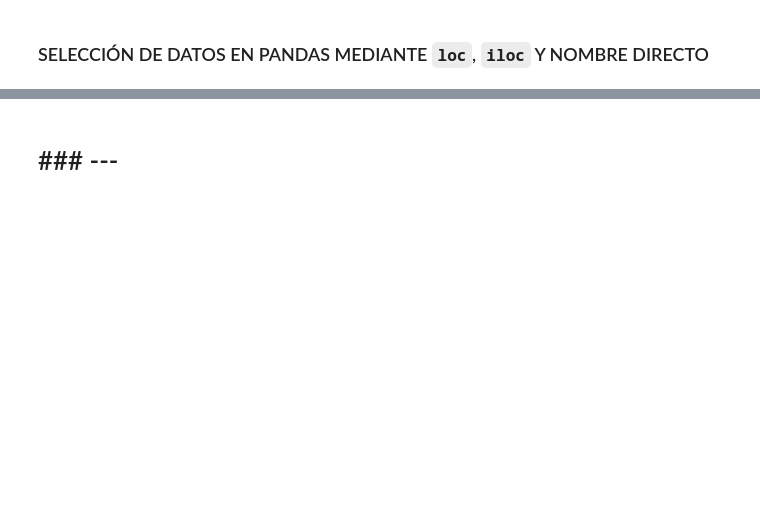
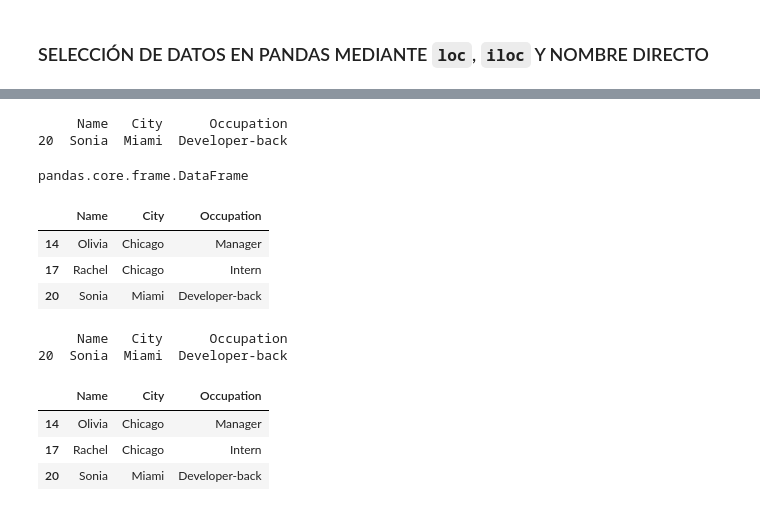
Before and after one commit to alvarohrv/data-analysis-py-sandbox, a Jupyter notebook: dataframe.ipynb, the cells around one changed output, grey strips where cells are left out. Saved outputs shown, nothing was run; the diff lists cells and outputs as text; code cells hidden in the pictures; blank space fills up the shorter version.

```diff
--- a/dataframe.ipynb
+++ b/dataframe.ipynb
@@ -44,13 +268,56 @@ print(df[df['City'].isin(['Chicago', 'Miami'])])
+# %%
+##### CON 3 CONDICIONES #####
+# 1. Condición de Ciudades (OR)
+condicion_ciudades = df['City'].isin(['Chicago', 'Miami'])
+# 2. Condición de Edad (AND)
+condicion_edad = df['Age'] > 28
+# 3. Condición de Ocupación (AND)
+condicion_ocupacion = df['Occupation'] == 'Developer-back' # Nueva condición
+# 4. Combina las tres condiciones con AND (&)
+# (Ciudades Y Edad Y Ocupación)
+resultado = df[condicion_ciudades & condicion_edad & condicion_ocupacion][['Name', 'City', 'Occupation']]
+print(resultado)
+type(resultado)  #→ pandas.core.frame.DataFrame
+# %% [output]
+     Name   City      Occupation
+20  Sonia  Miami  Developer-back
+pandas.core.frame.DataFrame
 # %%
 # 🟣 4. Selección avanzada
 ### ✔ Selección por query
-print(df.query("Age > 28 and City == 'Chicago'"))
+### (filtrado con query o filtrado con expresión tipo SQL.)
+# todas las columnas de los registros filtrados
+# print(df.query("Age > 28 and City == 'Chicago'"))
+# solo la columna name y city de los registros filtrados
+# df.query("Age > 28 and City == 'Chicago'")[['Name', 'City', 'Occupation']]
+df.query("Age > 28 and (City == 'Chicago' or City == 'Miami')")[['Name', 'City', 'Occupation']]
+# %% [output]
+|  | Name | City | Occupation |
+| 14 | Olivia | Chicago | Manager |
+| 17 | Rachel | Chicago | Intern |
+| 20 | Sonia | Miami | Developer-back |
+# %%
+resultado = df.query(
+    "(City == 'Chicago' or City == 'Miami')"
+    " and Age > 28"
+    " and Occupation == 'Developer-back'"
+)[['Name', 'City', 'Occupation']]
+print(resultado)
+# %% [output]
+     Name   City      Occupation
+20  Sonia  Miami  Developer-back
 # %%
 # 🟣 4. Selección avanzada
-# Using .loc for label-based indexing
-df.loc[df['Age'] > 28, ['Name', 'City']]
+### ✔ loc con máscara booleana
+##### CON 2 CONDICIONES #####
+# Using .loc for label-based indexing with multiple conditions (forma Logica)
+df.loc[(df['Age'] > 28) & (df['City'].isin(['Chicago', 'Miami'])), ['Name', 'City', 'Occupation']]
+# nota: el operador & se usa para AND, y el operador | se usa para OR
+# %% [output]
+|  | Name | City | Occupation |
+| 14 | Olivia | Chicago | Manager |
+| 17 | Rachel | Chicago | Intern |
+| 20 | Sonia | Miami | Developer-back |
-# %% [markdown]
-# ### ---  ####
 # %%
 #-----------------------------------------
 # %%
```
Also changed, not shown: parts of 25 cells of this notebook, 1 other file.
